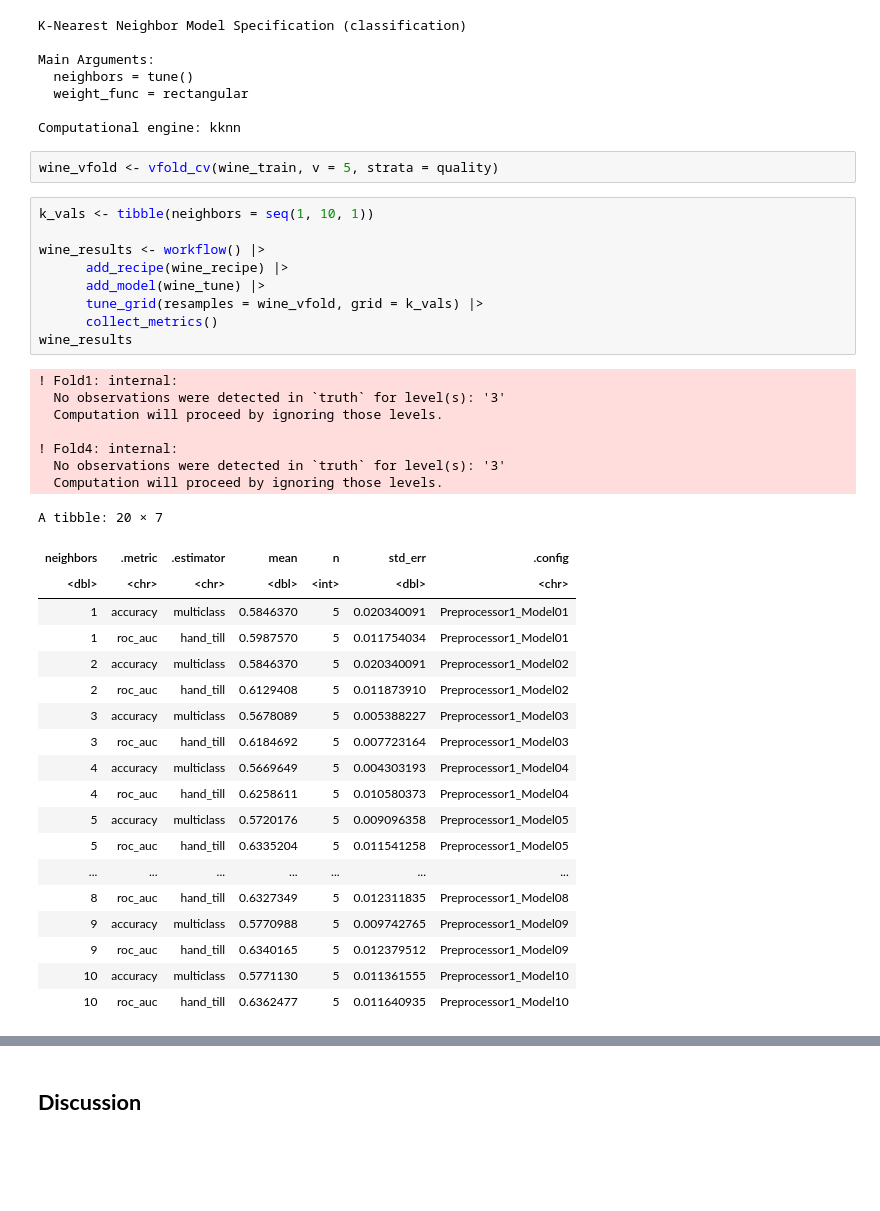
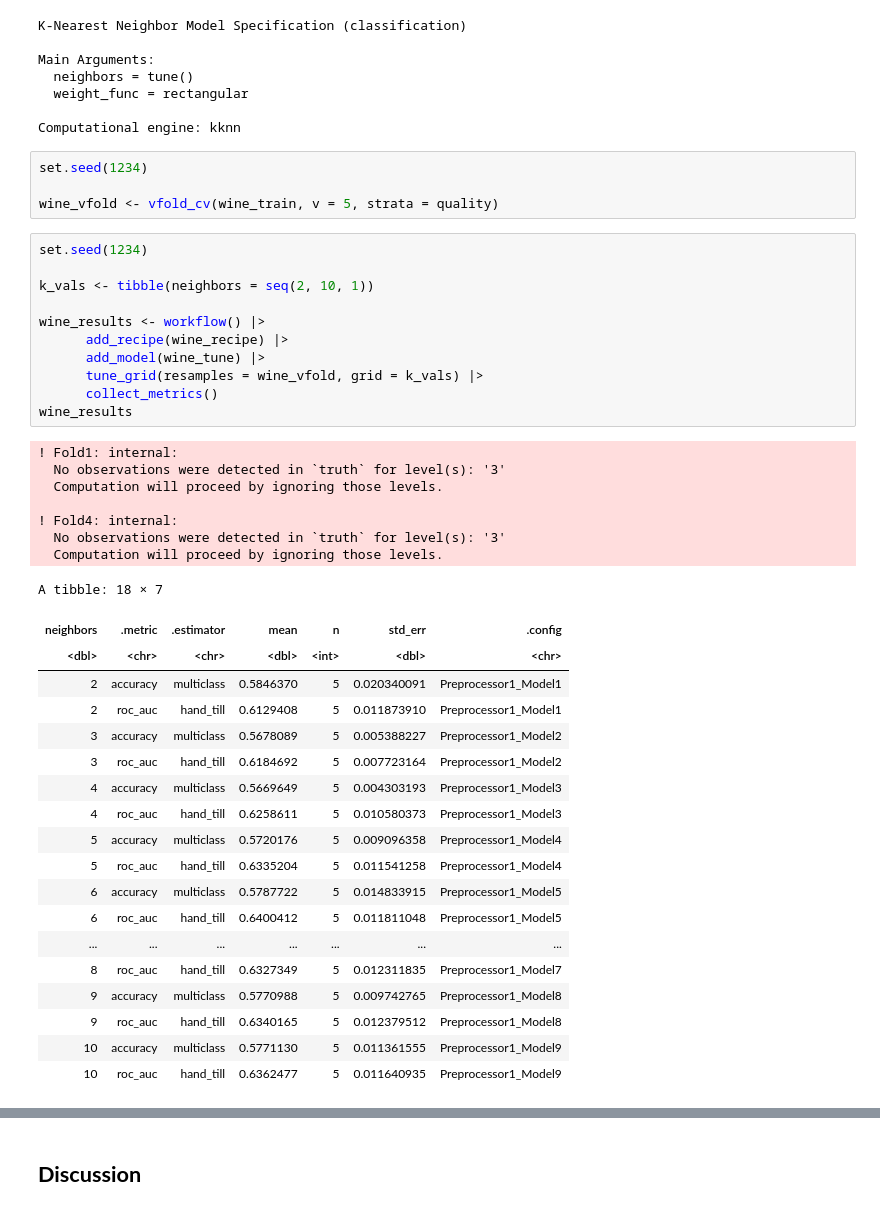
Before and after one commit to choialice707/DSCI-100-Group56-Proj, a Jupyter notebook: group_project_report.ipynb, the cells around one changed output, grey strips where cells are left out. Saved outputs shown, nothing was run; the diff lists cells and outputs as text; blank space fills up the shorter version.

```diff
--- a/group_project_report.ipynb
+++ b/group_project_report.ipynb
@@ -328,43 +328,47 @@ Main Arguments:
 
 Computational engine: kknn
 # %%
+set.seed(1234)
+
 wine_vfold <- vfold_cv(wine_train, v = 5, strata = quality)
 # %%
-k_vals <- tibble(neighbors = seq(1, 10, 1))
+set.seed(1234)
+
+k_vals <- tibble(neighbors = seq(2, 10, 1))
 
 wine_results <- workflow() |>
       add_recipe(wine_recipe) |>
       add_model(wine_tune) |>
       tune_grid(resamples = wine_vfold, grid = k_vals) |>
       collect_metrics()
 wine_results
 # %% [output]
 ! Fold1: internal:
   No observations were detected in `truth` for level(s): '3'
   Computation will proceed by ignoring those levels.
 
 ! Fold4: internal:
   No observations were detected in `truth` for level(s): '3'
   Computation will proceed by ignoring those levels.
-A tibble: 20 × 7
+A tibble: 18 × 7
 | neighbors | .metric | .estimator | mean | n | std_err | .config |
 | <dbl> | <chr> | <chr> | <dbl> | <int> | <dbl> | <chr> |
-| 1 | accuracy | multiclass | 0.5846370 | 5 | 0.020340091 | Preprocessor1_Model01 |
-| 1 | roc_auc | hand_till | 0.5987570 | 5 | 0.011754034 | Preprocessor1_Model01 |
-| 2 | accuracy | multiclass | 0.5846370 | 5 | 0.020340091 | Preprocessor1_Model02 |
-| 2 | roc_auc | hand_till | 0.6129408 | 5 | 0.011873910 | Preprocessor1_Model02 |
-| 3 | accuracy | multiclass | 0.5678089 | 5 | 0.005388227 | Preprocessor1_Model03 |
-| 3 | roc_auc | hand_till | 0.6184692 | 5 | 0.007723164 | Preprocessor1_Model03 |
-| 4 | accuracy | multiclass | 0.5669649 | 5 | 0.004303193 | Preprocessor1_Model04 |
-| 4 | roc_auc | hand_till | 0.6258611 | 5 | 0.010580373 | Preprocessor1_Model04 |
-| 5 | accuracy | multiclass | 0.5720176 | 5 | 0.009096358 | Preprocessor1_Model05 |
-| 5 | roc_auc | hand_till | 0.6335204 | 5 | 0.011541258 | Preprocessor1_Model05 |
+| 2 | accuracy | multiclass | 0.5846370 | 5 | 0.020340091 | Preprocessor1_Model1 |
+| 2 | roc_auc | hand_till | 0.6129408 | 5 | 0.011873910 | Preprocessor1_Model1 |
+| 3 | accuracy | multiclass | 0.5678089 | 5 | 0.005388227 | Preprocessor1_Model2 |
+| 3 | roc_auc | hand_till | 0.6184692 | 5 | 0.007723164 | Preprocessor1_Model2 |
+| 4 | accuracy | multiclass | 0.5669649 | 5 | 0.004303193 | Preprocessor1_Model3 |
+| 4 | roc_auc | hand_till | 0.6258611 | 5 | 0.010580373 | Preprocessor1_Model3 |
+| 5 | accuracy | multiclass | 0.5720176 | 5 | 0.009096358 | Preprocessor1_Model4 |
+| 5 | roc_auc | hand_till | 0.6335204 | 5 | 0.011541258 | Preprocessor1_Model4 |
+| 6 | accuracy | multiclass | 0.5787722 | 5 | 0.014833915 | Preprocessor1_Model5 |
+| 6 | roc_auc | hand_till | 0.6400412 | 5 | 0.011811048 | Preprocessor1_Model5 |
 | ... | ... | ... | ... | ... | ... | ... |
-| 8 | roc_auc | hand_till | 0.6327349 | 5 | 0.012311835 | Preprocessor1_Model08 |
-| 9 | accuracy | multiclass | 0.5770988 | 5 | 0.009742765 | Preprocessor1_Model09 |
-| 9 | roc_auc | hand_till | 0.6340165 | 5 | 0.012379512 | Preprocessor1_Model09 |
-| 10 | accuracy | multiclass | 0.5771130 | 5 | 0.011361555 | Preprocessor1_Model10 |
-| 10 | roc_auc | hand_till | 0.6362477 | 5 | 0.011640935 | Preprocessor1_Model10 |
+| 8 | roc_auc | hand_till | 0.6327349 | 5 | 0.012311835 | Preprocessor1_Model7 |
+| 9 | accuracy | multiclass | 0.5770988 | 5 | 0.009742765 | Preprocessor1_Model8 |
+| 9 | roc_auc | hand_till | 0.6340165 | 5 | 0.012379512 | Preprocessor1_Model8 |
+| 10 | accuracy | multiclass | 0.5771130 | 5 | 0.011361555 | Preprocessor1_Model9 |
+| 10 | roc_auc | hand_till | 0.6362477 | 5 | 0.011640935 | Preprocessor1_Model9 |
 # %%
 wine_accuracies <- wine_results |>
     filter(.metric == "accuracy")
```
Also changed, not shown: parts of 6 cells of this notebook.
